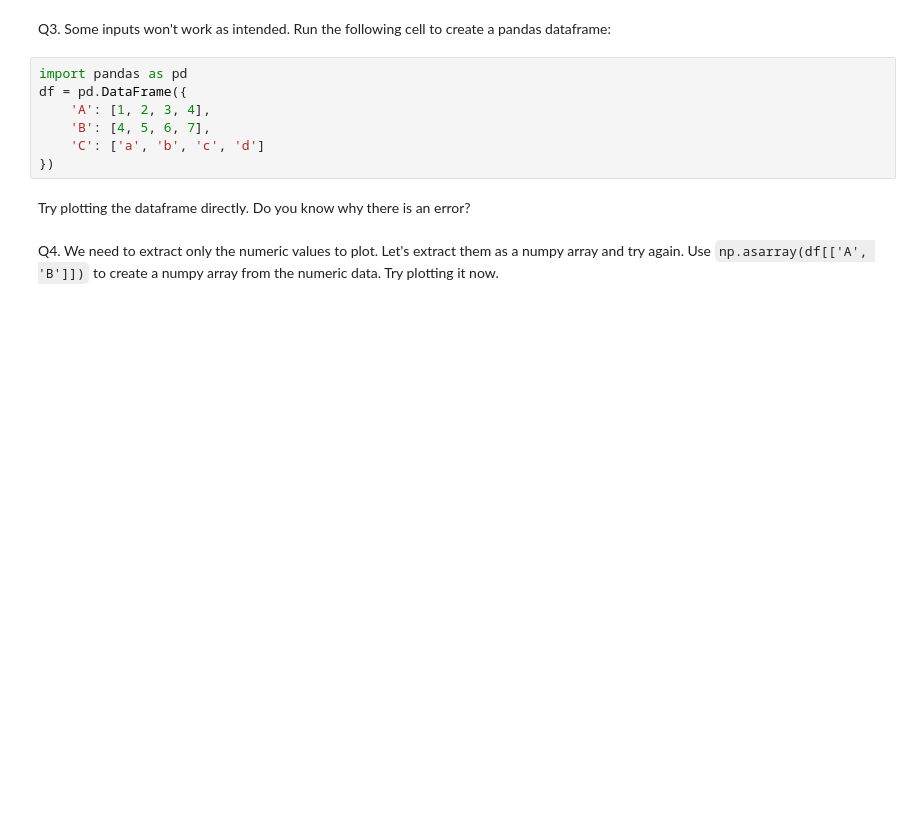
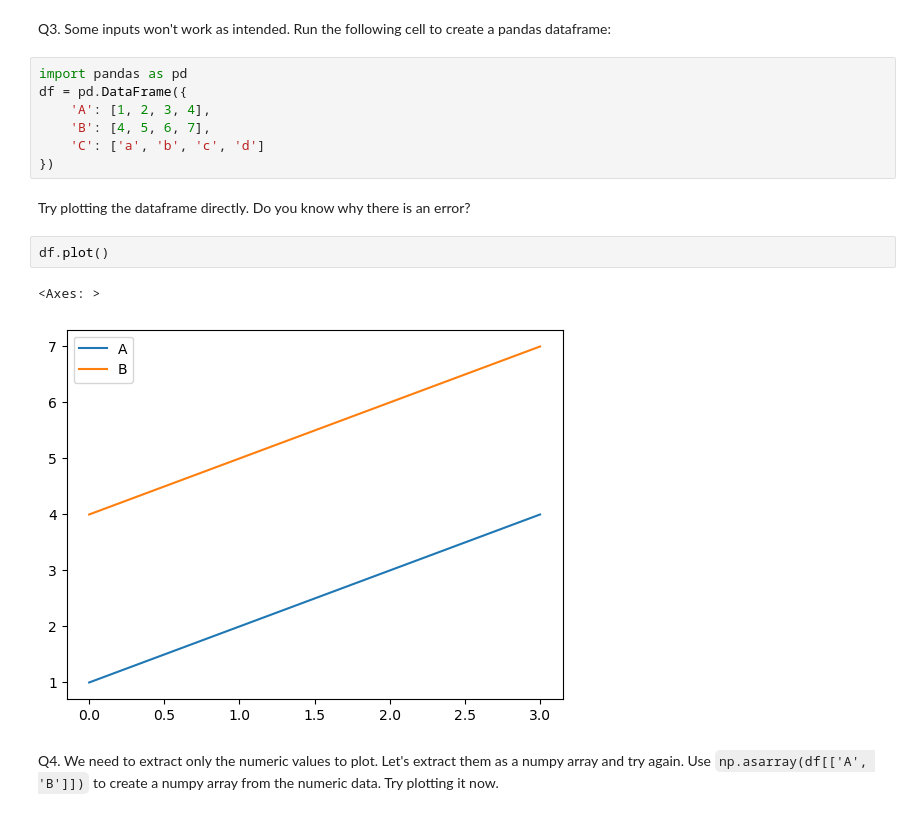
Before and after one commit to lakillo/my-isc-work, a Jupyter notebook: python-data/exercises/ex05_matplotlib.ipynb, the cells around one changed output. Cells and saved outputs as stored; diff of their text form; blank space fills up the shorter version.

```diff
--- a/python-data/exercises/ex05_matplotlib.ipynb
+++ b/python-data/exercises/ex05_matplotlib.ipynb
@@ -35,5 +53,10 @@ df = pd.DataFrame({
 })
 # %% [markdown]
 Try plotting the dataframe directly. Do you know why there is an error?
+# %%
+df.plot()
+# %% [output]
+<Axes: >
+[figure, added]
 # %% [markdown]
 Q4. We need to extract only the numeric values to plot. Let's extract them as a numpy array and try again. Use `np.asarray(df[['A', 'B']])` to create a numpy array from the numeric data. Try plotting it now.
```
Also changed, not shown: parts of 7 cells of this notebook, 1 other file.
